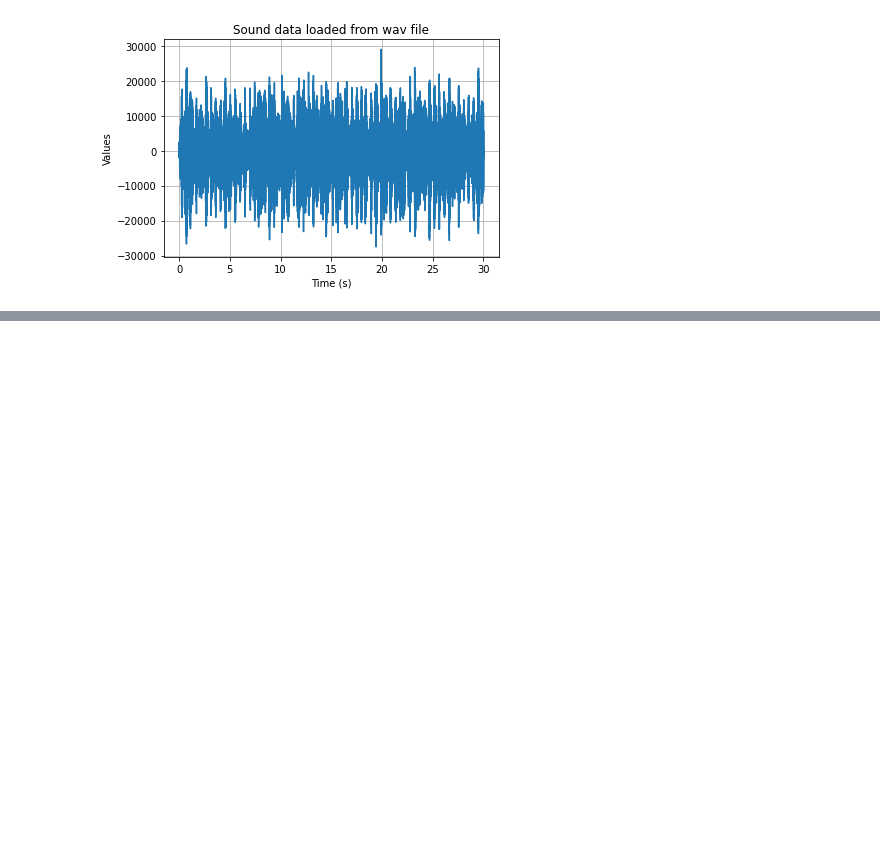
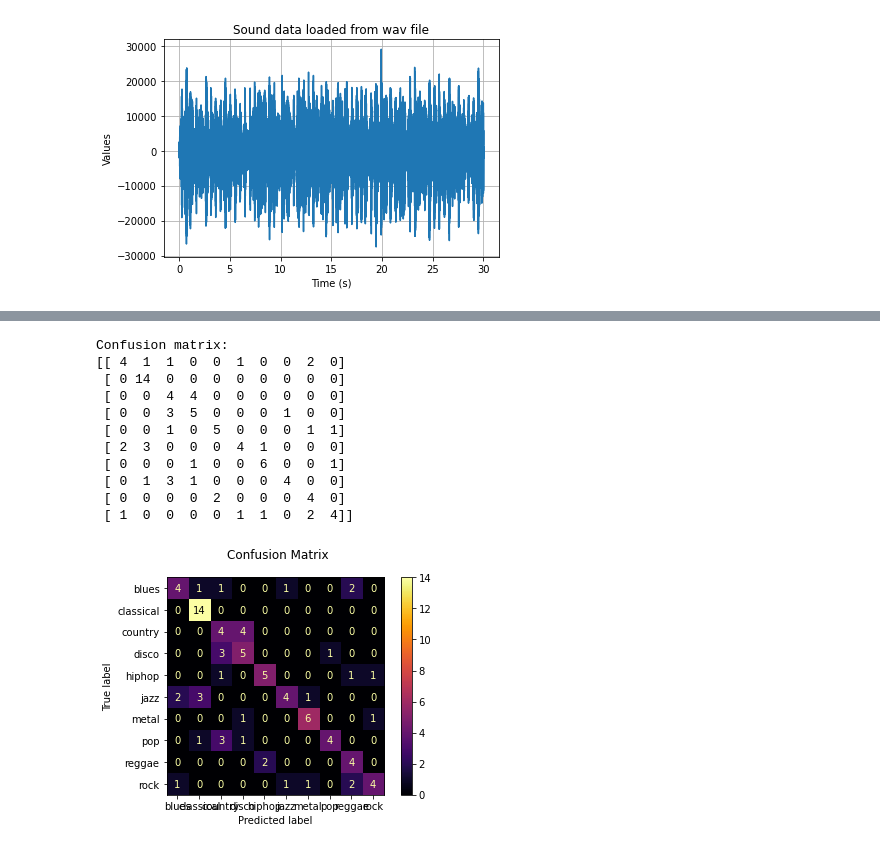
Before and after one commit to agustinLapi/MachineLearning, a Jupyter notebook: 3_MidtermProjects/ProjectGTZ/main.ipynb, the cells around one changed output, grey strips where cells are left out. Cells and saved outputs as stored; diff of their text form; code cells hidden in the pictures; blank space fills up the shorter version.

```diff
--- a/3_MidtermProjects/ProjectGTZ/main.ipynb
+++ b/3_MidtermProjects/ProjectGTZ/main.ipynb
@@ -222,0 +221,2 @@ display('data.csv')
+# %%
+X_train, X_test, y_train, y_test = train_test_split(X, y, test_size=0.30, random_state=3)
@@ -222,0 +246,10 @@ display('data.csv')
+# %%
+#Pruebo con kernel='rbf'
+#Create a svm Classifier
+clf = svm.SVC(C=100, kernel='rbf') # Linear Kernel
+
+#Train the model using the training sets
+clf.fit(X_train, y_train)
+
+#Predict the response for test dataset
+y_pred = clf.predict(X_test)
@@ -222,0 +283,14 @@ display('data.csv')
+# %%
+#pruebo con sigmoid
+#Create a svm Classifier
+clf = svm.SVC(C=78, kernel='sigmoid') # Linear Kernel
+
+#Train the model using the training sets
+clf.fit(X_train, y_train)
+
+#Predict the response for test dataset
+y_pred = clf.predict(X_test)
+
+print("Accuracy:",metrics.accuracy_score(y_test, y_pred))
+
+print("F1 (multiclass accuracy) score  :", f1_score(y_test, y_pred, average='micro'))
@@ -222,0 +445,12 @@ display('data.csv')
+# %%
+from sklearn.neighbors import KNeighborsClassifier
+
+scaler = StandardScaler()
+scaler.fit(X_train)
+
+X_train = scaler.transform(X_train)
+X_test = scaler.transform(X_test)
+
+#Dado que es un dataset de 2000+ canciones voy a poner n_neighbors en 10. Luego de plotear el error, recalculo para 8 (error minimo)
+classifier = KNeighborsClassifier(n_neighbors=8)
+classifier.fit(X_train, y_train)
@@ -222,0 +486,18 @@ display('data.csv')
+# %%
+from sklearn import metrics
+disp = metrics.plot_confusion_matrix(classifier, X_test, y_test, cmap='inferno')
+disp.figure_.suptitle("Confusion Matrix")
+print("Confusion matrix:\n%s" % disp.confusion_matrix)
+# %% [output]
+Confusion matrix:
+[[ 4  1  1  0  0  1  0  0  2  0]
+ [ 0 14  0  0  0  0  0  0  0  0]
+ [ 0  0  4  4  0  0  0  0  0  0]
+ [ 0  0  3  5  0  0  0  1  0  0]
+ [ 0  0  1  0  5  0  0  0  1  1]
+ [ 2  3  0  0  0  4  1  0  0  0]
+ [ 0  0  0  1  0  0  6  0  0  1]
+ [ 0  1  3  1  0  0  0  4  0  0]
+ [ 0  0  0  0  2  0  0  0  4  0]
+ [ 1  0  0  0  0  1  1  0  2  4]]
+[figure, added]
```
Also changed, not shown: parts of 40 cells of this notebook.
